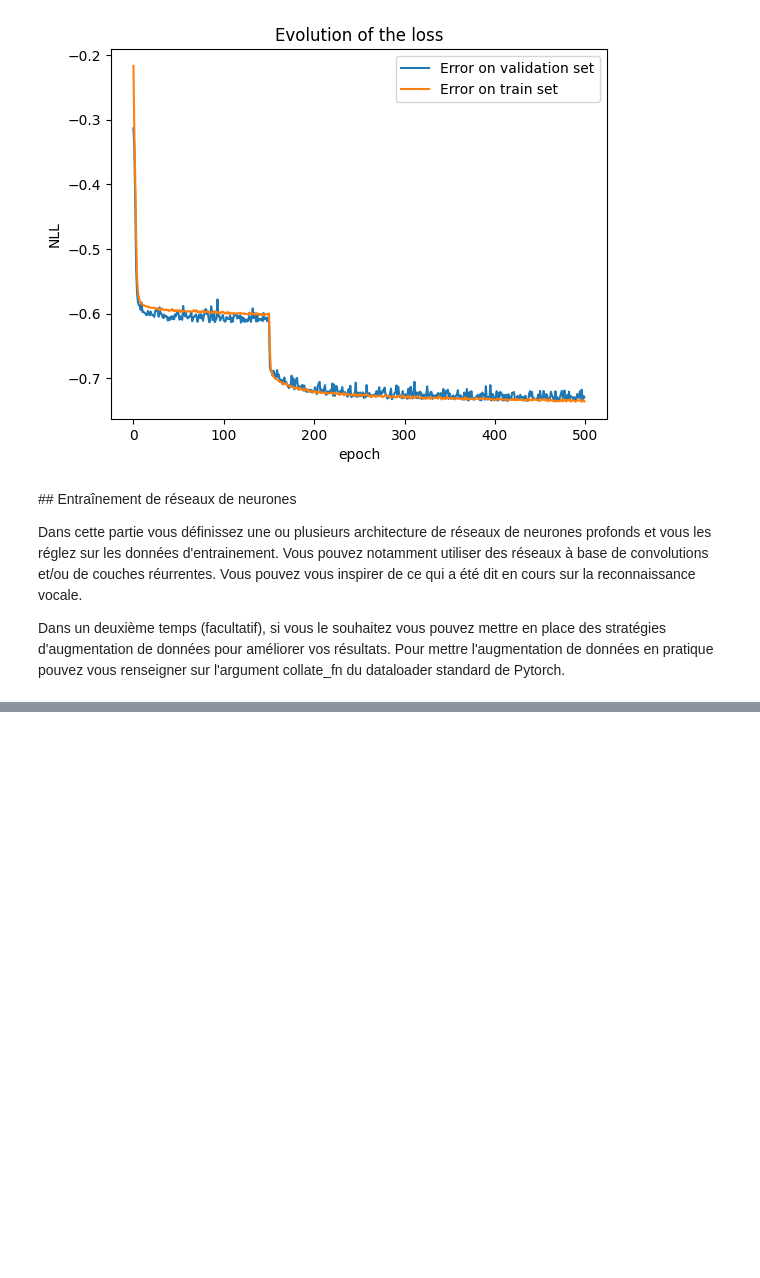
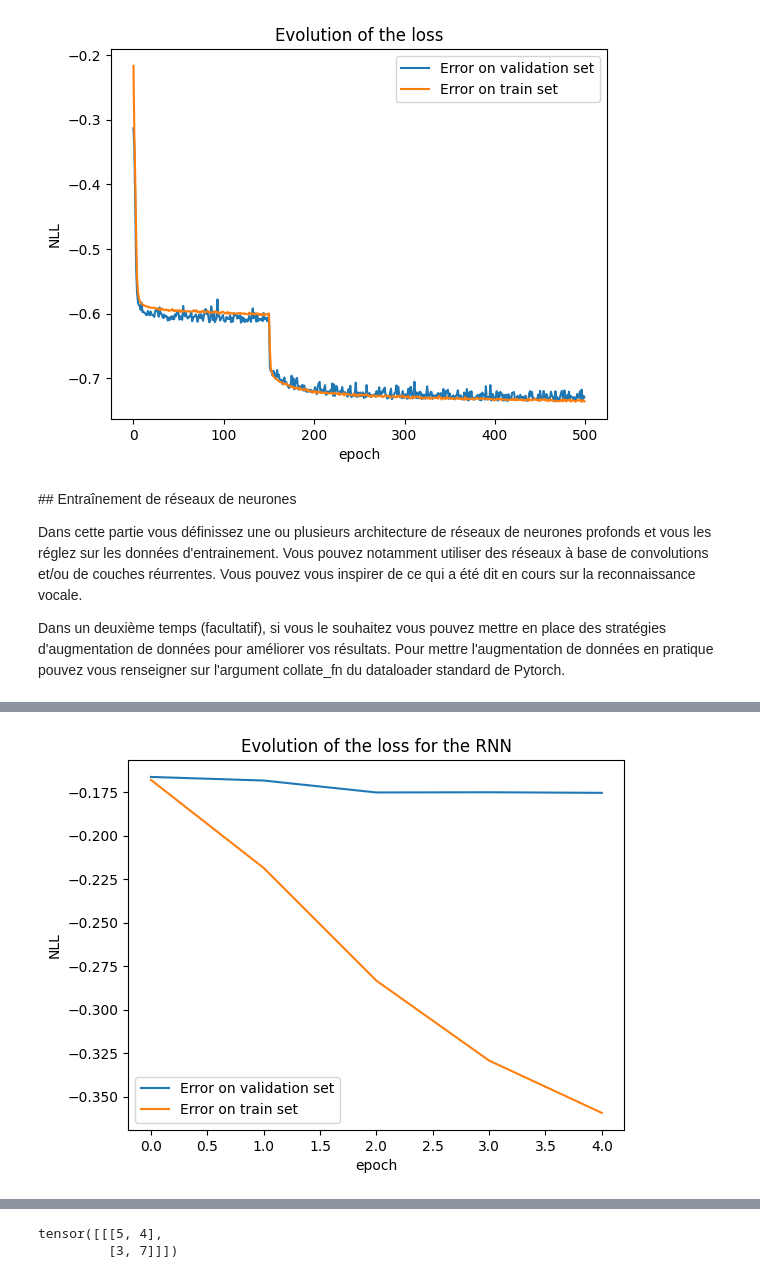
Before and after one commit to gregoirebechade/MVA_bis, a Jupyter notebook: signal_processing/TP3/dlts_tp3.ipynb, the cells around one changed output, grey strips where cells are left out. Saved outputs shown, nothing was run; the diff lists cells and outputs as text; code cells hidden in the pictures; blank space fills up the shorter version.

```diff
--- a/signal_processing/TP3/dlts_tp3.ipynb
+++ b/signal_processing/TP3/dlts_tp3.ipynb
@@ -479,17 +464,20 @@ class RNN(nn.Module):
 
 
   def forward(self, x):
-    # x est de taille [B , 4096]
+    # x est de taille [B , 2, 2048]
+    x=torch.flatten(x, start_dim=1, end_dim=-1) # x est de taille [B , 4096]
     x, _ = self.rnn1(x) # Réduit à [B, 32]
     x = F.softmax(self.fc(x))
     return x  # La sortie sera de forme [B,  6]
 # %%
 # training the RNN model :
 # set train_rnn to True to train the model
+chemin_vers_sauvegarde_model_rnn ='./rnn_model.pth'
+
 train_rnn = True
 device = 'cpu'
 model_rnn = RNN()
-n_epochs=100
+n_epochs=5
 loss = torch.nn.NLLLoss()
 optimizer = torch.optim.Adam(model_rnn.parameters())
 model_rnn.to(device)
@@ -498,6 +486,7 @@ loss_val=[]
 if train_rnn:
     for epoch in (range(n_epochs)):
         if epoch%10==0:
+        # if True:
             print(f'epoch {epoch}')
         losstrain=0
         counttrain=0
@@ -509,9 +498,6 @@ if train_rnn:
             batch_y = batch_y.long()
             batch_y.to(device)
             optimizer.zero_grad()
-            # print(batch_x.shape)
-            # print(torch.flatten(batch_x, start_dim=1, end_dim=-1).shape)
-            batch_x=torch.flatten(batch_x, start_dim=1, end_dim=-1)
             batch_y_predicted = model_rnn(batch_x)
             l = loss(batch_y_predicted, batch_y)
             # loggez la loss sur le batch d'entraînement
@@ -526,7 +512,9 @@ if train_rnn:
             batch_y.to(device)
 
             with torch.no_grad():
+                # batch_y_predicted = model_rnn(torch.flatten(batch_x, start_dim=1, end_dim=-1))
                 batch_y_predicted = model_rnn(batch_x)
+
                 l = loss(batch_y_predicted, batch_y.long())
                 lossval+=l
 
@@ -534,7 +522,7 @@ if train_rnn:
         loss_val.append(lossval/countval)
 
 
-    torch.save(model_rnn, chemin_vers_sauvegarde_model)
+    torch.save(model_rnn, chemin_vers_sauvegarde_model_rnn)
 
 
     # saving the losses in txt files :
@@ -554 +576,21 @@ KeyboardInterrupt:
+# %%
+loss_val_set=[]
+loss_train_set=[]
+# On reconstruit les loss à partir des fichiers txt
+with open('./loss_val_rnn.txt', 'r') as f :
+    for line in f.readlines():
+        loss_val_set.append(float(line))
+with open('./loss_train_rnn.txt', 'r') as f :
+    for line in f.readlines():
+        loss_train_set.append(float(line))
+
+plt.plot(loss_val_set, label='Error on validation set')
+plt.plot(loss_train_set, label='Error on train set')
+plt.title('Evolution of the loss for the RNN')
+plt.xlabel('epoch')
+plt.ylabel('NLL')
+plt.legend()
+plt.show()
+# %% [output]
+[figure, added]
 # %% [markdown]
@@ -557,4 +599,9 @@ KeyboardInterrupt:
 Une fois que votre ou vos réseaux sont entrainez vous comparez leurs performances selon les métriques définies en introduction sur l'ensemble de test sans oublier de mesurer également la complexité de chaque approche en termes de nombre de paramètres. Si vous avez testé des approches qui vous semblent avoir échoué vous pouvez rédiger un petit paragraphe pour expliquer votre analyse de cet échec.
 # %%
 accuracy = Accuracy(task='multiclass', num_classes=6)
+# %%
+torch.tensor([[[5, 4], [3, 7]],]).reshape([2, 2]).reshape([1, 2, 2])
+# %% [output]
+tensor([[[5, 4],
+         [3, 7]]])
 # %%
```
Also changed, not shown: parts of 9 cells of this notebook, 3 other files.
